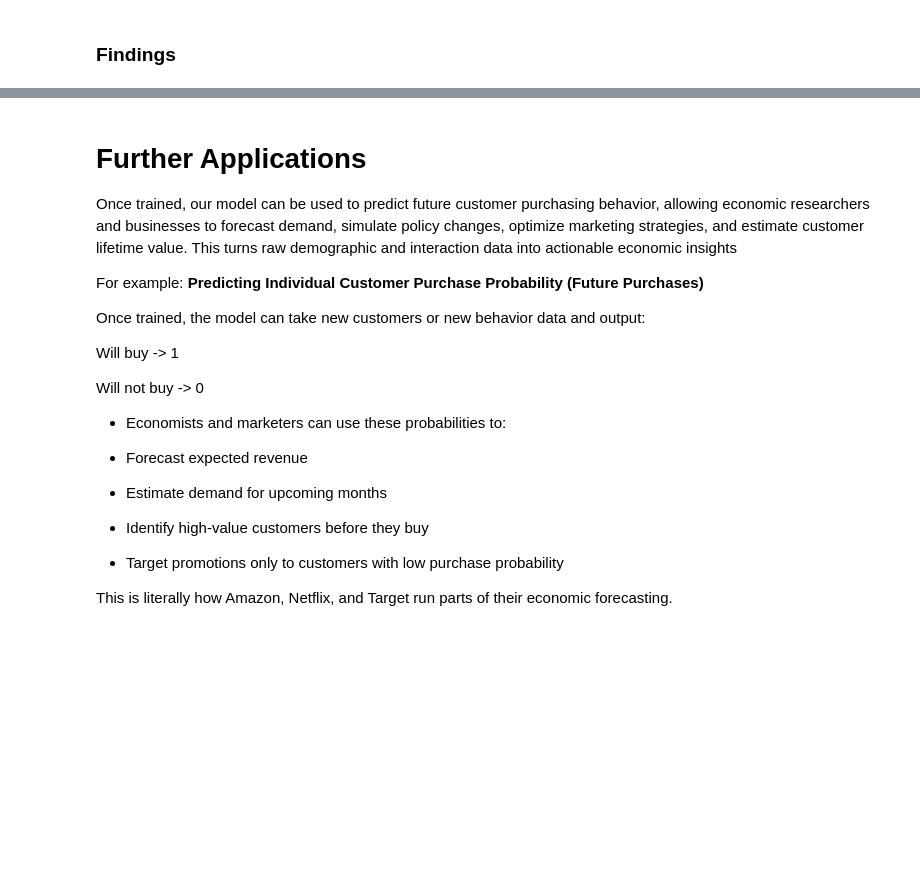
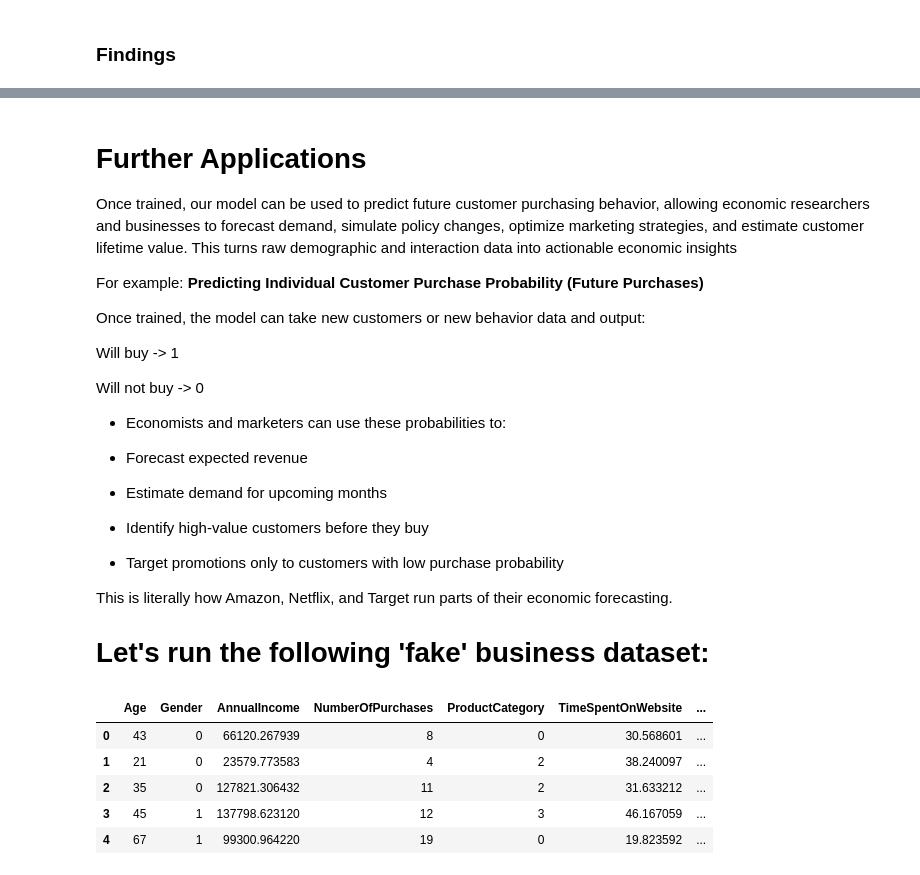
Before and after one commit to castroama91/Python-Projects, a Jupyter notebook: Predicting_Customer_Purchase_Behavior.ipynb, the cells around one changed output, grey strips where cells are left out. Drawn from its saved outputs; the diff is of its cells as text; code cells hidden in the pictures; blank space fills up the shorter version.

```diff
--- a/Predicting_Customer_Purchase_Behavior.ipynb
+++ b/Predicting_Customer_Purchase_Behavior.ipynb
@@ -464,3 +463,15 @@ Will not buy -> 0
 - Target promotions only to customers with low purchase probability
 
 This is literally how Amazon, Netflix, and Target run parts of their economic forecasting.
+
+# Let's run the following 'fake' business dataset:
+# %%
+buss_data = pd.read_excel("Data/new_customer_purchase_data.xlsx")
+buss_data.head()
+# %% [output]
+|  | Age | Gender | AnnualIncome | NumberOfPurchases | ProductCategory | TimeSpentOnWebsite | ... |
+| 0 | 43 | 0 | 66120.267939 | 8 | 0 | 30.568601 | ... |
+| 1 | 21 | 0 | 23579.773583 | 4 | 2 | 38.240097 | ... |
+| 2 | 35 | 0 | 127821.306432 | 11 | 2 | 31.633212 | ... |
+| 3 | 45 | 1 | 137798.623120 | 12 | 3 | 46.167059 | ... |
+| 4 | 67 | 1 | 99300.964220 | 19 | 0 | 19.823592 | ... |
```
Also changed, not shown: parts of 14 cells of this notebook.
